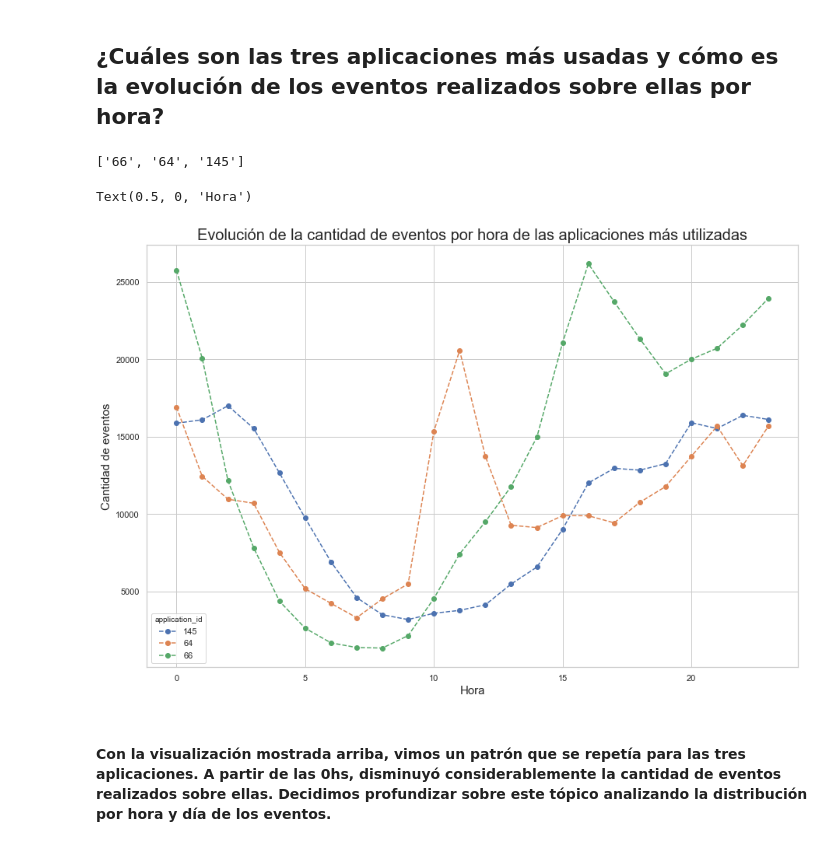
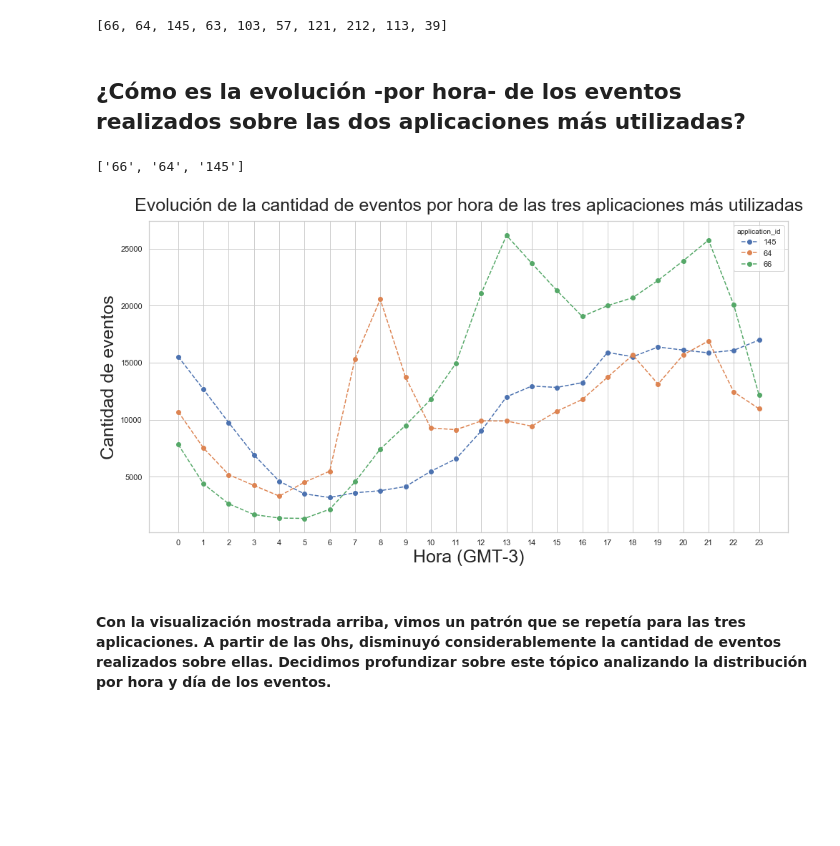
Before and after one commit to AlejandroKler/Datanesa, a Jupyter notebook: Analisis_eventos.ipynb, the cells around one changed output. Drawn from its saved outputs; the diff is of its cells as text; code cells hidden in the pictures; blank space fills up the shorter version.

```diff
--- a/Analisis_eventos.ipynb
+++ b/Analisis_eventos.ipynb
@@ -23,5 +43,9 @@ events["date"] =  pd.to_datetime(events["date"], errors = "coerce")
+# %%
+list(events['application_id'].value_counts().head(10).index)
+# %% [output]
+[66, 64, 145, 63, 103, 57, 121, 212, 113, 39]
 # %% [markdown]
-## ¿Cuáles son las tres aplicaciones más usadas y cómo es la evolución de los eventos realizados sobre ellas por hora?
+## ¿Cómo es la evolución -por hora- de los eventos realizados sobre las dos aplicaciones más utilizadas?
 # %%
 indices_aplicaciones_top = list(events['application_id'].value_counts().head(3).index)
 # %%
@@ -29,4 +53,4 @@ indices_aplicaciones_top
 # %% [output]
 ['66', '64', '145']
 # %%
-aplicaciones_mas_navegadas = events.loc[events['application_id'].isin(indices_aplicaciones_top), ['application_id']]
+eventos_por_hora = events.loc[events['application_id'].isin(indices_aplicaciones_top), ['date_gmt', 'application_id']]
@@ -36,18 +57,18 @@ agrupacion_aplicaciones_top = aplicaciones_mas_navegadas.groupby('application_id
-# %%
-eventos_por_hora = events.loc[events['application_id'].isin(indices_aplicaciones_top), ['date', 'application_id']]
 # %%
-eventos_por_hora['Hora'] = eventos_por_hora['date'].dt.hour
+eventos_por_hora['hora'] = eventos_por_hora['date_gmt'].dt.hour
 # %%
 eventos_por_hora['cant_eventos'] = 1
-agrup_eventos_por_hora = eventos_por_hora.groupby(['Hora','application_id']).agg({'cant_eventos': 'count'})
+agrup_eventos_por_hora = eventos_por_hora.groupby(['hora','application_id']).agg({'cant_eventos': 'count'})
 # %%
-plot = agrup_eventos_por_hora.unstack().cant_eventos.plot(figsize = (15,10), linewidth = 1.5, style='o--')
-plot.set_title('Evolución de la cantidad de eventos por hora de las aplicaciones más utilizadas', fontsize = 20)
-plot.set_ylabel('Cantidad de eventos', fontsize = 15)
-plot.set_xlabel('Hora', fontsize = 15)
+plot = agrup_eventos_por_hora.unstack().cant_eventos.plot(figsize = (16,8), linewidth = 1.5, style='o--')
+plot.set_title('Evolución de la cantidad de eventos por hora de las tres aplicaciones más utilizadas', fontsize = 25)
+plot.set_ylabel('Cantidad de eventos', fontsize = 25)
+plot.set_xlabel('Hora (GMT-3)', fontsize = 25)
+plot.title.set_position([.5, 1.02])
+plot.xaxis.set_ticks(np.arange(0, 24, 1))
+plt.savefig("Dos_aplic_mas_utilizadas_eventos.png", dpi = 300)
 # %% [output]
-Text(0.5, 0, 'Hora')
-[figure, old version]
+[figure, new version]
 # %% [markdown]
 #### Con la visualización mostrada arriba, vimos un patrón que se repetía para las tres aplicaciones. A partir de las 0hs, disminuyó considerablemente la cantidad de eventos realizados sobre ellas. Decidimos profundizar sobre este tópico analizando la distribución por hora y día de los eventos.
 # %% [markdown]
```
Also changed, not shown: parts of 18 cells of this notebook, 3 other files.
